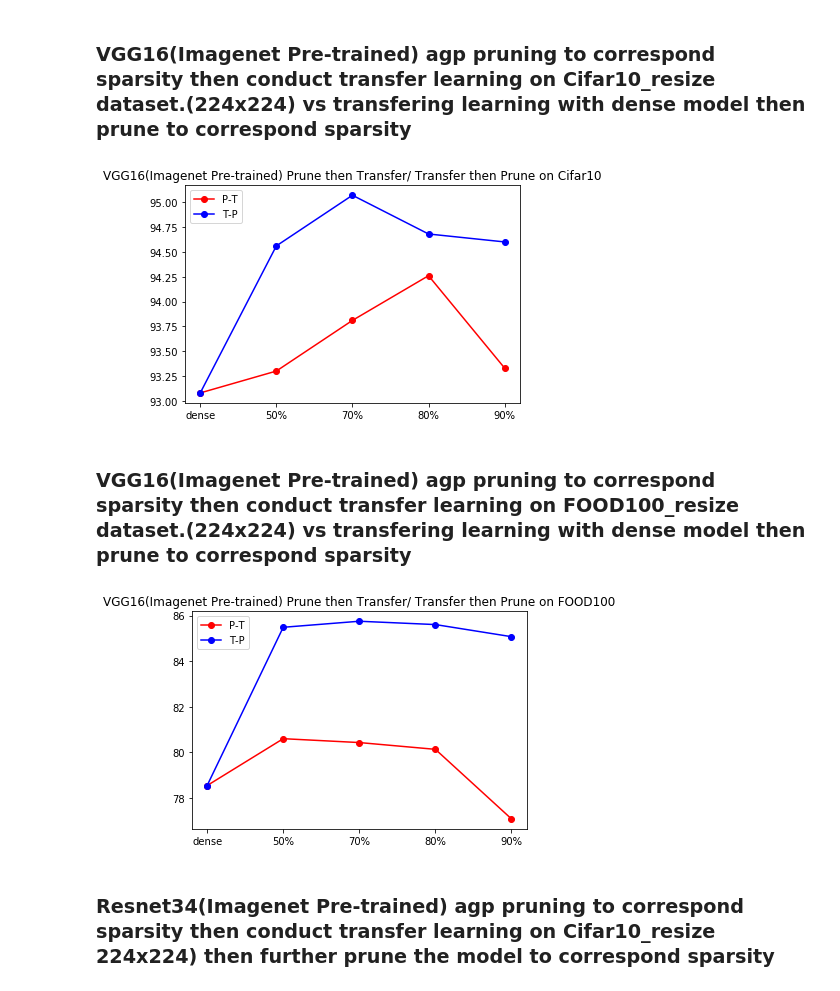
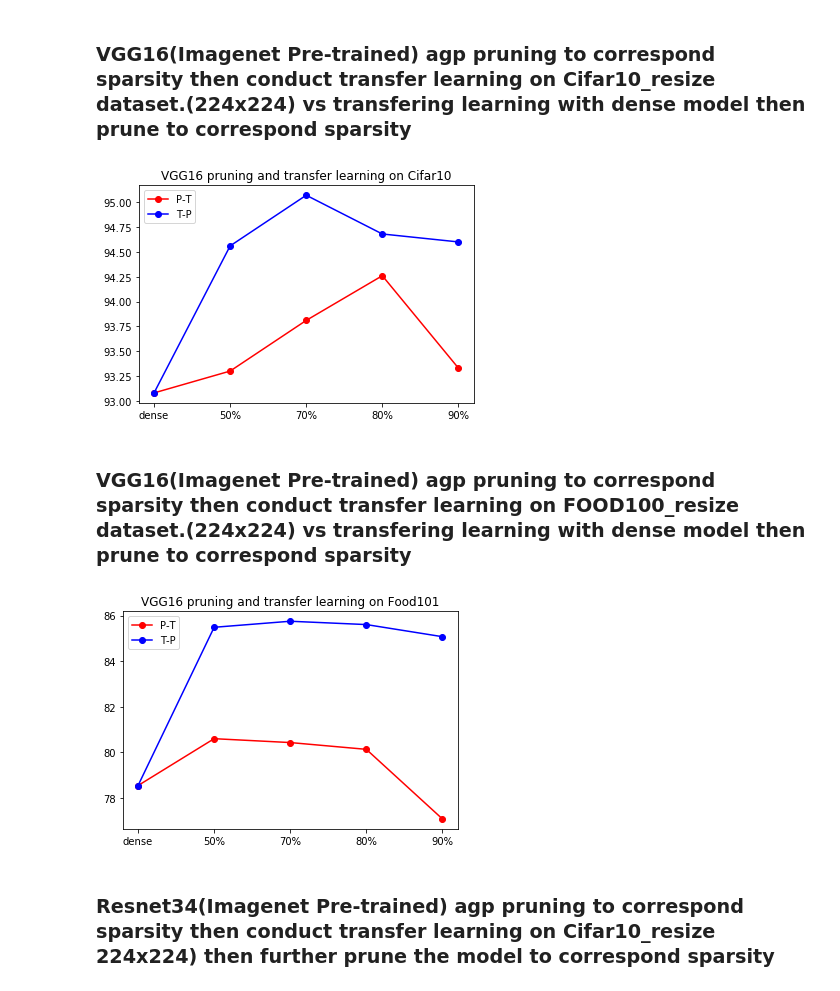
Before and after one commit to Xiaomin-Li/CS7313-MachineLearning-CourseProject-Xiaomin, a Jupyter notebook: analysis/graph.ipynb, the cells around one changed output. Drawn from its saved outputs; the diff is of its cells as text; code cells hidden in the pictures.

```diff
--- a/analysis/graph.ipynb
+++ b/analysis/graph.ipynb
@@ -3,0 +5,3 @@ import matplotlib.pyplot as plt
+# %%
+dir = "C:/Users/lixia/OneDrive/桌面/distiller_lxm/analysis/figures/"
+plt.figure(figsize = [16,5])
@@ -36,16 +47,18 @@ plt.show()
 # %%
 Sparsity = ['dense', '50%', '70%', '80%', '90%']
 Prune1Accuracy = [93.080, 93.300, 93.810, 94.260, 93.330]
 Transfer1Accuracy = [93.080, 94.560, 95.070, 94.680, 94.600]
 plt.ylabel =["TOP1 Accuracy"]
 plt.xlabel = ["Sparsity"]
 plt.plot(Sparsity, Prune1Accuracy, color='red', marker='o', linestyle='solid', label='P-T')
 plt.plot(Sparsity, Transfer1Accuracy, color='blue', marker='o', linestyle='solid',label='T-P')
-plt.title("VGG16(Imagenet Pre-trained) Prune then Transfer/ Transfer then Prune on Cifar10")
+plt.title("VGG16 pruning and transfer learning on Cifar10")
 plt.legend(loc='upper left')
+filename = os.path.join(dir,"VGG16_Cifar10.png")
+plt.savefig(filename, dpi=300)
 plt.show()
 # %% [output]
-[figure, old version]
+[figure, new version]
 # %% [markdown]
 ### VGG16(Imagenet Pre-trained) agp pruning to correspond sparsity then conduct transfer learning on FOOD100_resize dataset.(224x224)  vs transfering learning with dense model then prune to correspond sparsity
 # %%
@@ -56,11 +69,13 @@ plt.ylabel =["TOP1 Accuracy"]
 plt.xlabel = ["Sparsity"]
 plt.plot(Sparsity, Prune1Accuracy, color='red', marker='o', linestyle='solid', label='P-T')
 plt.plot(Sparsity, Transfer1Accuracy, color='blue', marker='o', linestyle='solid',label='T-P')
-plt.title("VGG16(Imagenet Pre-trained) Prune then Transfer/ Transfer then Prune on FOOD100")
+plt.title("VGG16 pruning and transfer learning on Food101")
 plt.legend(loc='upper left')
+filename = os.path.join(dir,"VGG16_Food101.png")
+plt.savefig(filename, dpi=300)
 plt.show()
 # %% [output]
-[figure, old version]
+[figure, new version]
 # %% [markdown]
 ### Resnet34(Imagenet Pre-trained) agp pruning to correspond sparsity then conduct transfer learning on Cifar10_resize 224x224)  then further prune the model to correspond sparsity
 # %%
```
Also changed, not shown: parts of 6 cells of this notebook, 5 other files.
